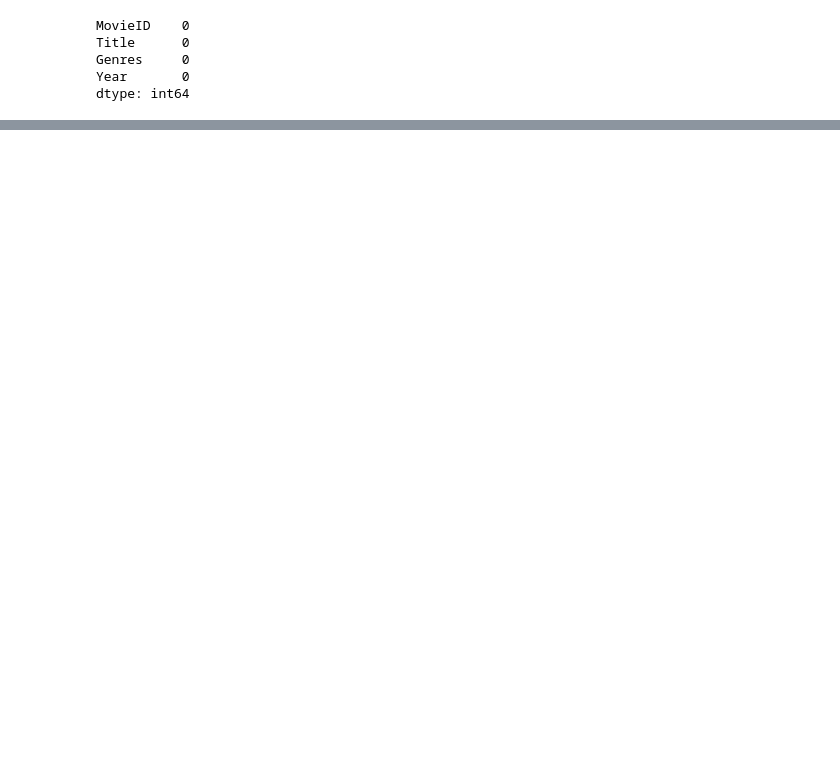
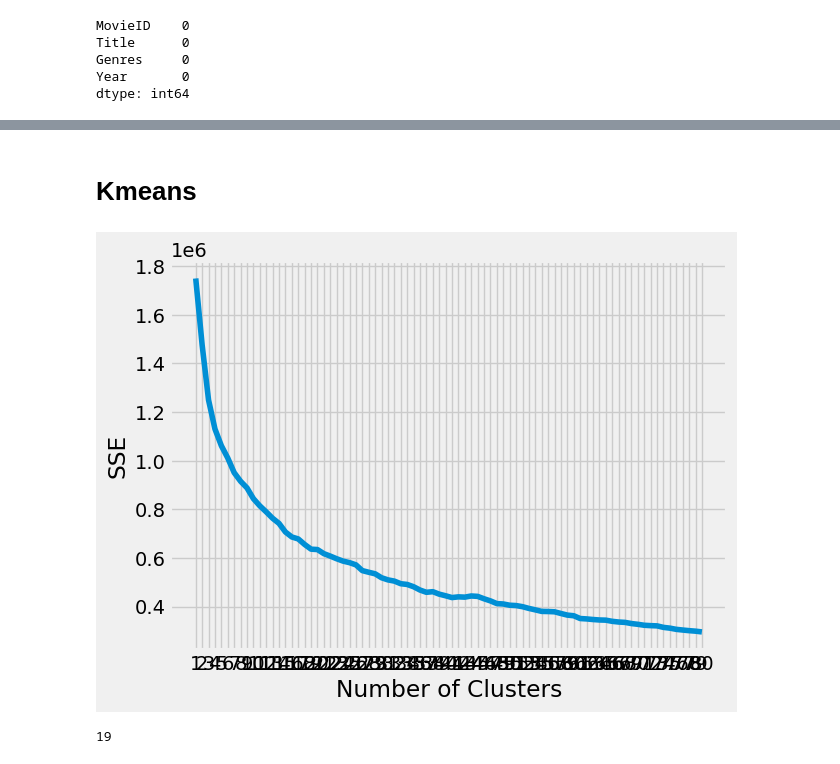
Before and after one commit to MrBarreto/DataMining, a Jupyter notebook: t4/t4.ipynb, the cells around one changed output, grey strips where cells are left out. Drawn from its saved outputs; the diff is of its cells as text; code cells hidden in the pictures; blank space fills up the shorter version.

```diff
--- a/t4/t4.ipynb
+++ b/t4/t4.ipynb
@@ -61,0 +208,4 @@ dtype: int64
+# %%
+df_combined = df_ratings.join(df_genres, on='MovieID', how='left')
+# %%
+df_combined = df_combined.fillna(0)
@@ -61,0 +232,24 @@ dtype: int64
+# %% [markdown]
+# Kmeans
+# %%
+kmeans_kwargs = {
+"init": "random",
+"n_init": 10,
+"max_iter": 300,
+"random_state": 42}
+# %%
+# A list holds the SSE values for each k
+sse = []
+for k in range(1, 81):
+   kmeans = KMeans(n_clusters=k, **kmeans_kwargs)
+   kmeans.fit(df_combined.drop(['UserID', 'MovieID'], axis=1))
+   sse.append(kmeans.inertia_)
+# %%
+plt.style.use("fivethirtyeight")
+plt.plot(range(1, 81), sse)
+plt.xticks(range(1, 81))
+plt.xlabel("Number of Clusters")
+plt.ylabel("SSE")
+plt.show()
+# %% [output]
+[figure, added]
@@ -61,0 +258,4 @@ dtype: int64
+# %%
+kl.elbow
+# %% [output]
+19
```
Also changed, not shown: parts of 64 cells of this notebook.
